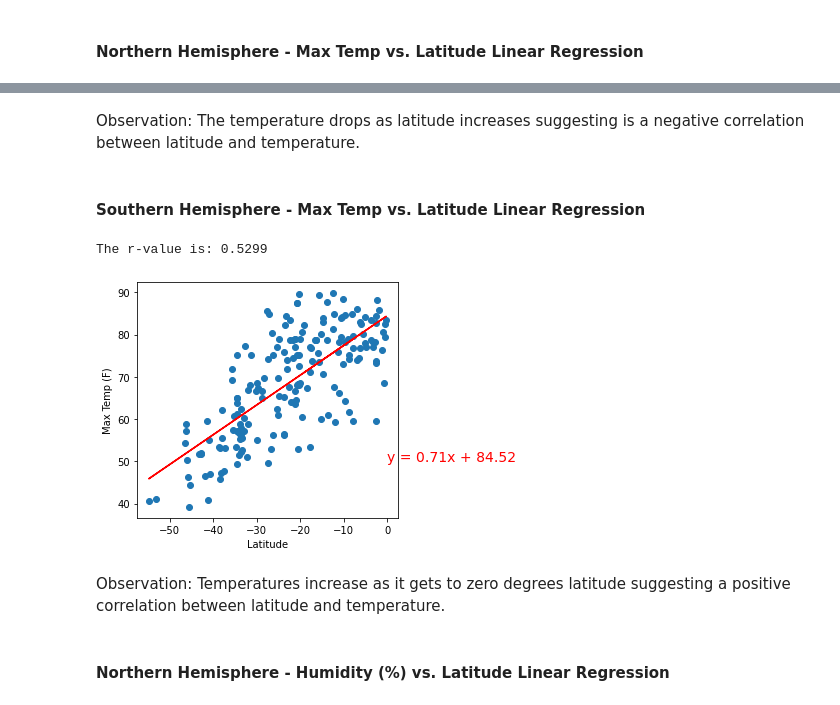
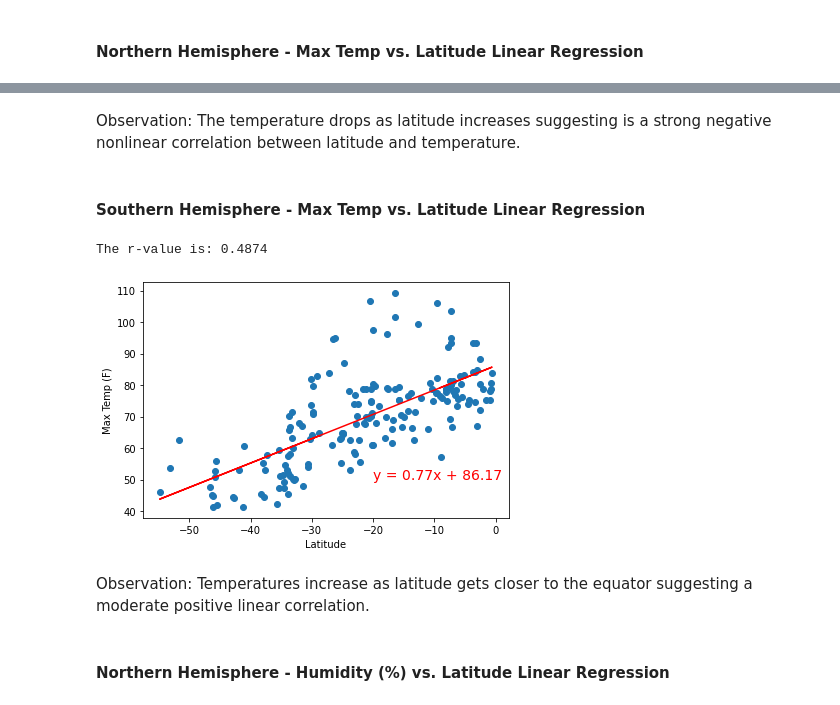
Before and after one commit to dkletter/python-api-challenge, a Jupyter notebook: weather_py.ipynb, the cells around one changed output, grey strips where cells are left out. Cells and saved outputs as stored; diff of their text form; code cells hidden in the pictures.

```diff
--- a/weather_py.ipynb
+++ b/weather_py.ipynb
@@ -292,24 +294,24 @@ The r-value is: 0.7246
 # %% [markdown]
-Observation: The temperature drops as latitude increases suggesting is a negative correlation between latitude and temperature.
+Observation: The temperature drops as latitude increases suggesting is a strong negative nonlinear correlation between latitude and temperature.
 # %% [markdown]
 ####  Southern Hemisphere - Max Temp vs. Latitude Linear Regression
 # %%
 x_value = shemisphere_df['Lat']
 y_value = shemisphere_df['Max Temp']
-coord = (0,50)
+coord = (-20,50)
 
 linear_regression(
     x_value,
     y_value,
     x_label='Latitude',
     y_label='Max Temp (F)',
     filename='shemisphere_temp_vs_lat'
 )
 # %% [output]
-The r-value is: 0.5299
+The r-value is: 0.4874
-[figure, old version]
+[figure, new version]
 # %% [markdown]
-Observation: Temperatures increase as it gets to zero degrees latitude suggesting a positive correlation between latitude and temperature.
+Observation: Temperatures increase as latitude gets closer to the equator suggesting a moderate positive linear correlation.
 # %% [markdown]
 ####  Northern Hemisphere - Humidity (%) vs. Latitude Linear Regression
 # %%
```
Also changed, not shown: parts of 32 cells of this notebook, 13 other files.
